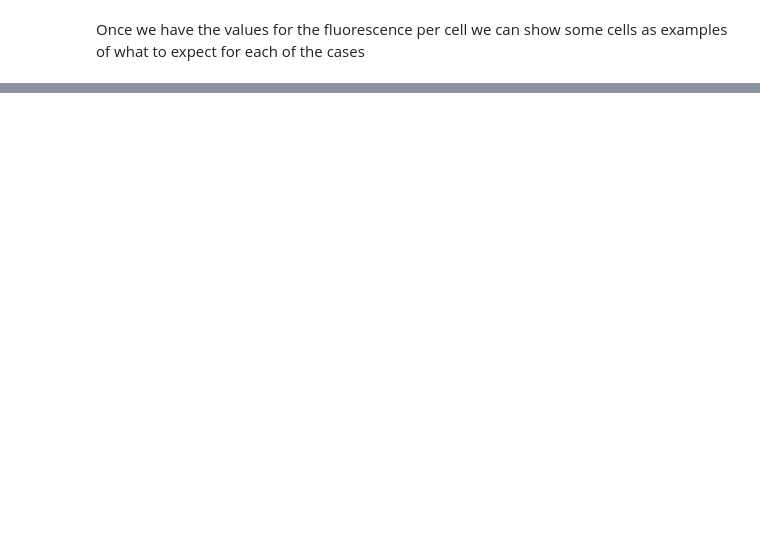
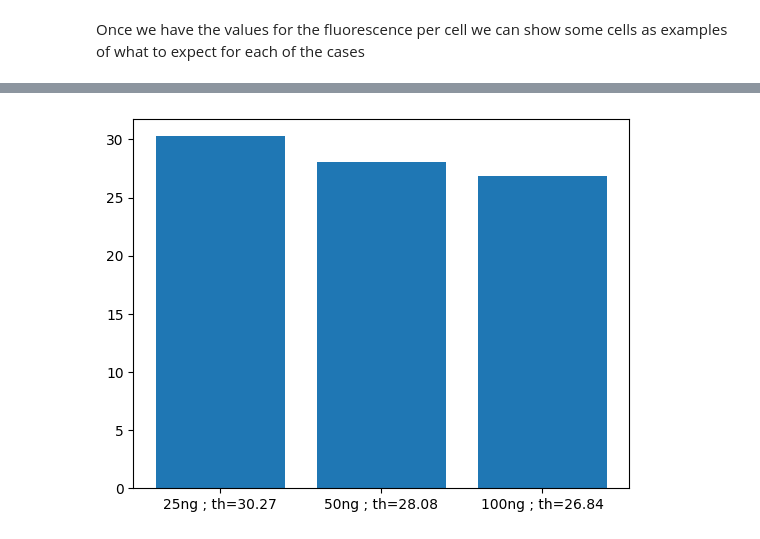
Before and after one commit to dsb-lab/tilesegment, a Jupyter notebook: examples/fluo_quantification_and_thresholding.ipynb, the cells around one changed output, grey strips where cells are left out. Cells and saved outputs as stored; diff of their text form; code cells hidden in the pictures; blank space fills up the shorter version.

```diff
--- a/examples/fluo_quantification_and_thresholding.ipynb
+++ b/examples/fluo_quantification_and_thresholding.ipynb
@@ -459,14 +382,0 @@ plt.show()
-# %%
-fig, ax = plt.subplots(figsize=(9,7))
-sc = ax.scatter(diameters1, otx2, c=z_diams_otx2, s=0.5)
-plt.colorbar(sc, ax=ax, label='Number of points per pixel')
-ax.set_yscale("log")
-ax.set_xscale("log")
-ax.set_xlim(15, 50)
-ax.set_ylim(5, 10**2.4)
-ax.set_xlabel("max diameter")
-ax.set_ylabel("otx2")
-ax.set_title("activin "+concentration)
-plt.tight_layout()
-plt.savefig("/home/pablo/Desktop/PhD/projects/AVEDifferentiation/results/2D/activin/"+"diameters-otx2_activin-"+concentration+".png")
-plt.show()
@@ -486,0 +532,9 @@ plt.show()
+# %%
+fig, ax = plt.subplots()
+x = ["25ng ; th={:0.2f}".format(otx2_ths[3]), "50ng ; th={:0.2f}".format(otx2_ths[4]), "100ng ; th={:0.2f}".format(otx2_ths[5])]
+y = [otx2_ths[i] for i in range(3,6)]
+ax.bar(x,y)
+plt.savefig(path_save+"otx2-cer1_otx2ths_activin.png")
+plt.show()
+# %% [output]
+[figure, added]
```
Also changed, not shown: parts of 30 cells of this notebook, 1 other file.
